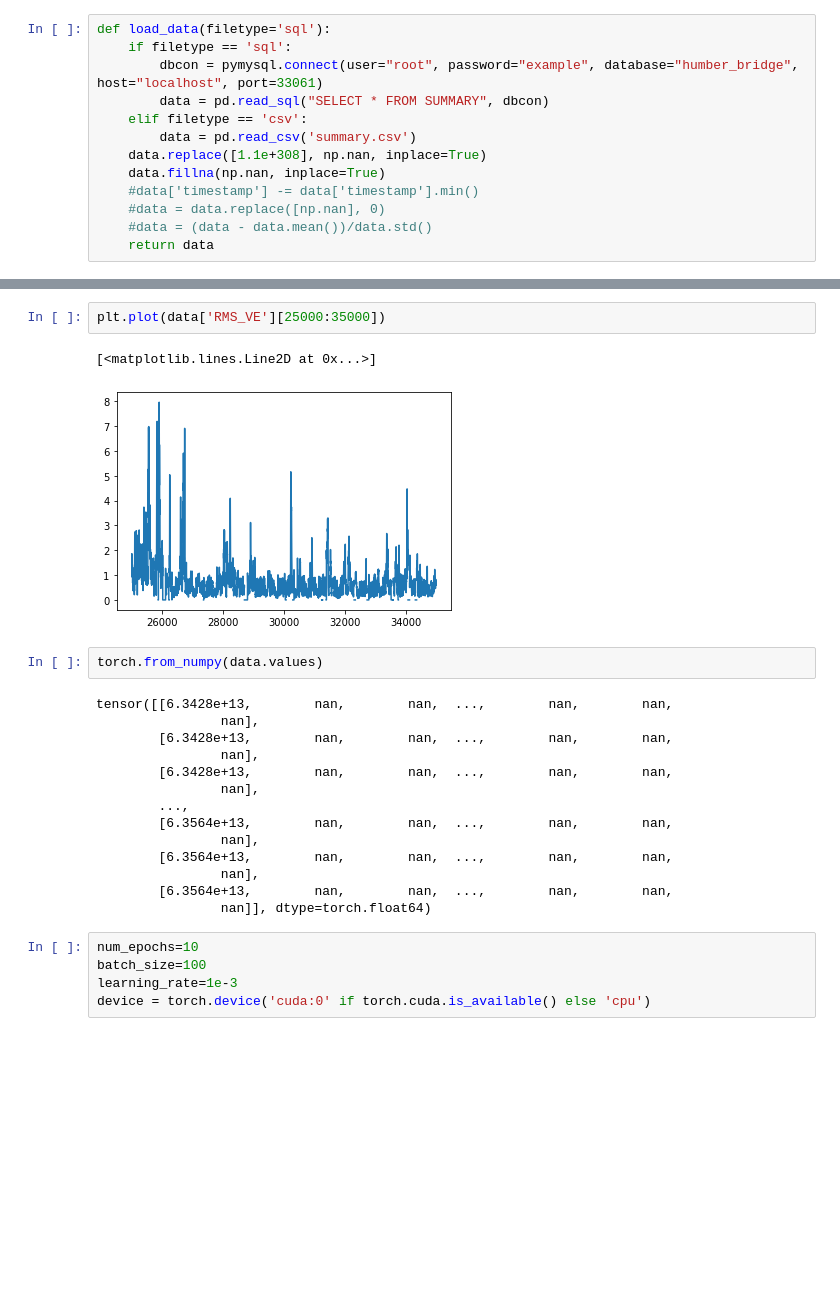
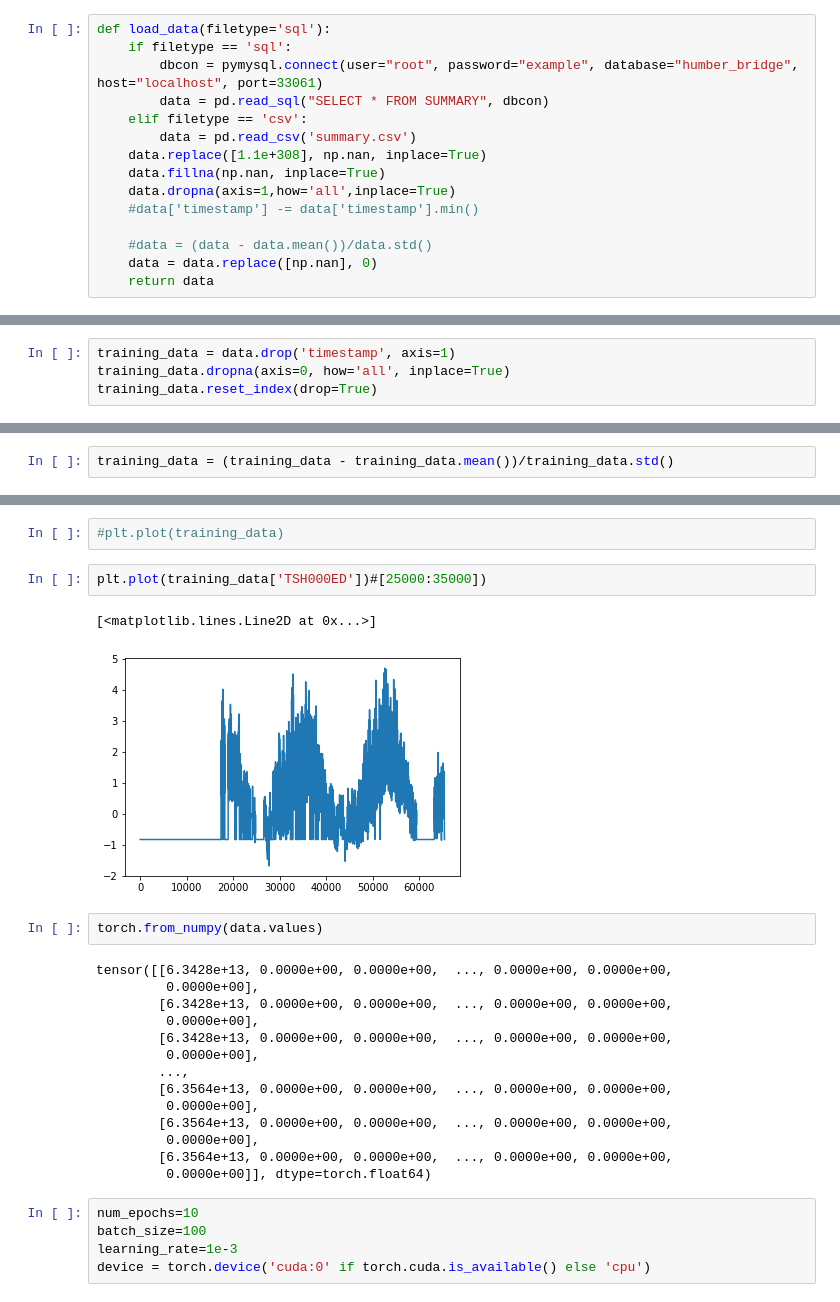
Before and after one commit to ChrisMott97/Structural-Health-Monitoring-Group-Project, a Jupyter notebook: auto-encoder/auto_encoder.ipynb, the cells around one changed output, grey strips where cells are left out. Drawn from its saved outputs; the diff is of its cells as text; blank space fills up the shorter version.

```diff
--- a/auto-encoder/auto_encoder.ipynb
+++ b/auto-encoder/auto_encoder.ipynb
@@ -16,9 +18,11 @@ def load_data(filetype='sql'):
         data = pd.read_csv('summary.csv')
     data.replace([1.1e+308], np.nan, inplace=True)
     data.fillna(np.nan, inplace=True)
+    data.dropna(axis=1,how='all',inplace=True)
     #data['timestamp'] -= data['timestamp'].min()
-    #data = data.replace([np.nan], 0)
+
     #data = (data - data.mean())/data.std()
+    data = data.replace([np.nan], 0)
     return data
 # %%
 data = load_data('csv')
@@ -24,0 +46,4 @@ data = load_data('csv')
+# %%
+training_data = data.drop('timestamp', axis=1)
+training_data.dropna(axis=0, how='all', inplace=True)
+training_data.reset_index(drop=True)
@@ -24,0 +64,2 @@ data = load_data('csv')
+# %%
+training_data = (training_data - training_data.mean())/training_data.std()
@@ -30,24 +87,26 @@ plt.plot(data['timestamp'])
+# %%
+#plt.plot(training_data)
 # %%
-plt.plot(data['RMS_VE'][25000:35000])
+plt.plot(training_data['TSH000ED'])#[25000:35000])
 # %% [output]
 [<matplotlib.lines.Line2D at 0x...>]
-[figure, old version]
+[figure, new version]
 # %%
 torch.from_numpy(data.values)
 # %% [output]
-tensor([[6.3428e+13,        nan,        nan,  ...,        nan,        nan,
-                nan],
-        [6.3428e+13,        nan,        nan,  ...,        nan,        nan,
-                nan],
-        [6.3428e+13,        nan,        nan,  ...,        nan,        nan,
-                nan],
+tensor([[6.3428e+13, 0.0000e+00, 0.0000e+00,  ..., 0.0000e+00, 0.0000e+00,
+         0.0000e+00],
+        [6.3428e+13, 0.0000e+00, 0.0000e+00,  ..., 0.0000e+00, 0.0000e+00,
+         0.0000e+00],
+        [6.3428e+13, 0.0000e+00, 0.0000e+00,  ..., 0.0000e+00, 0.0000e+00,
+         0.0000e+00],
         ...,
-        [6.3564e+13,        nan,        nan,  ...,        nan,        nan,
-                nan],
-        [6.3564e+13,        nan,        nan,  ...,        nan,        nan,
-                nan],
-        [6.3564e+13,        nan,        nan,  ...,        nan,        nan,
-                nan]], dtype=torch.float64)
+        [6.3564e+13, 0.0000e+00, 0.0000e+00,  ..., 0.0000e+00, 0.0000e+00,
+         0.0000e+00],
+        [6.3564e+13, 0.0000e+00, 0.0000e+00,  ..., 0.0000e+00, 0.0000e+00,
+         0.0000e+00],
+        [6.3564e+13, 0.0000e+00, 0.0000e+00,  ..., 0.0000e+00, 0.0000e+00,
+         0.0000e+00]], dtype=torch.float64)
 # %%
 num_epochs=10
 batch_size=100
```
Also changed, not shown: parts of 15 cells of this notebook.
